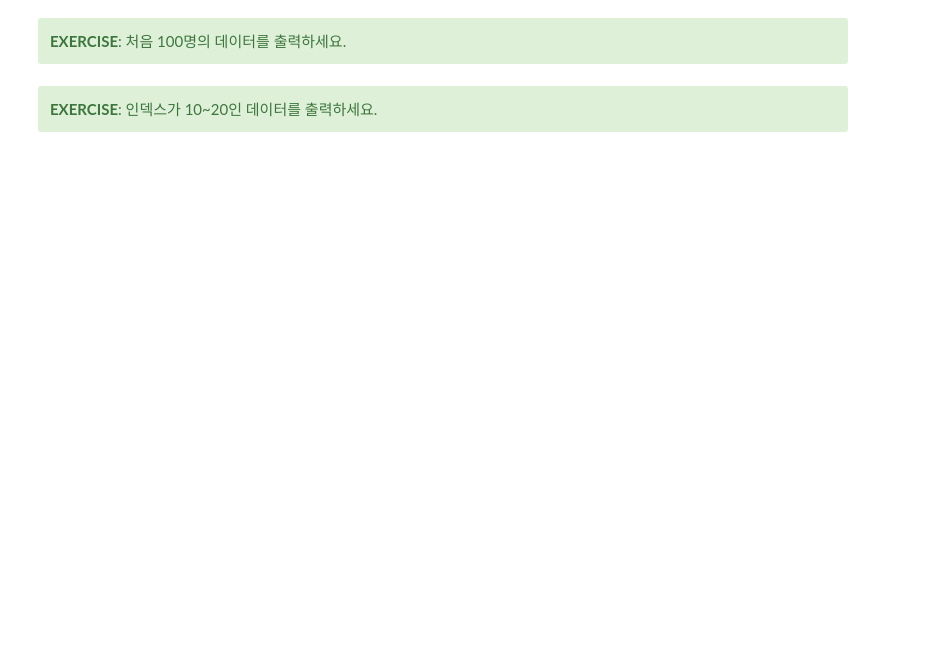
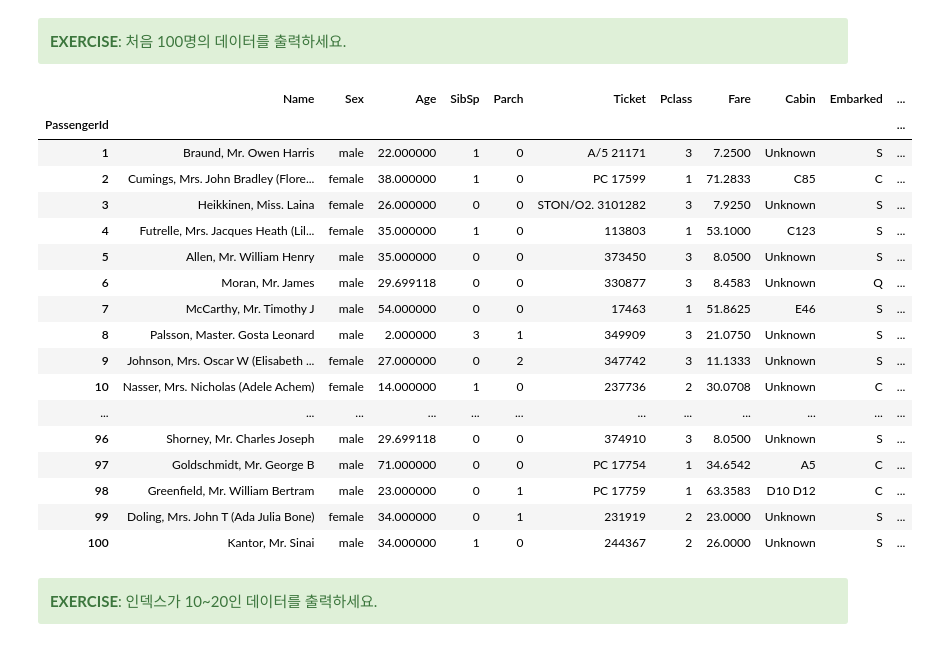
Before and after one commit to qudw0ns/fintech_service_2nd, a Jupyter notebook: 05machine_learning/01pandas_연습문제_문제지.ipynb, the cells around one changed output. Saved outputs shown, nothing was run; the diff lists cells and outputs as text; code cells hidden in the pictures; blank space fills up the shorter version.

```diff
--- a/05machine_learning/01pandas_연습문제_문제지.ipynb
+++ b/05machine_learning/01pandas_연습문제_문제지.ipynb
@@ -229,3 +239,14 @@ titles.loc[(titles["originalTitle"] == "Treasure Island")]
 <div class="alert alert-success">
     <b>EXERCISE</b>: 데이터의 상위 5개 행을 출력하세요.
 </div>
+# %%
+from sqlalchemy import create_engine
+import pymysql
+pymysql.install_as_MySQLdb
+engine = create_engine("mysql+pymysql://kict12:kict12@221.155.18.165:3306/titanic")
+conn = engine.connect()
+passenger = pd.read_sql("p_info", con=conn)
+ticket = pd.read_sql("t_info", con=conn)
+survived = pd.read_sql("survived", con=conn)
+joined_df = pd.merge(passenger, ticket, how="left", on="PassengerId")
+joined_df2 = pd.merge(joined_df, survived, how="left", on="PassengerId")
@@ -241,3 +305,24 @@ titles.loc[(titles["originalTitle"] == "Treasure Island")]
 <div class="alert alert-success">
     <b>EXERCISE</b>: 처음 100명의 데이터를 출력하세요.
 </div>
+# %%
+joined_df2.head(100)
+# %% [output]
+|  | Name | Sex | Age | SibSp | Parch | Ticket | Pclass | Fare | Cabin | Embarked | ... |
+| PassengerId |  |  |  |  |  |  |  |  |  |  | ... |
+| 1 | Braund, Mr. Owen Harris | male | 22.000000 | 1 | 0 | A/5 21171 | 3 | 7.2500 | Unknown | S | ... |
+| 2 | Cumings, Mrs. John Bradley (Flore... | female | 38.000000 | 1 | 0 | PC 17599 | 1 | 71.2833 | C85 | C | ... |
+| 3 | Heikkinen, Miss. Laina | female | 26.000000 | 0 | 0 | STON/O2. 3101282 | 3 | 7.9250 | Unknown | S | ... |
+| 4 | Futrelle, Mrs. Jacques Heath (Lil... | female | 35.000000 | 1 | 0 | 113803 | 1 | 53.1000 | C123 | S | ... |
+| 5 | Allen, Mr. William Henry | male | 35.000000 | 0 | 0 | 373450 | 3 | 8.0500 | Unknown | S | ... |
+| 6 | Moran, Mr. James | male | 29.699118 | 0 | 0 | 330877 | 3 | 8.4583 | Unknown | Q | ... |
+| 7 | McCarthy, Mr. Timothy J | male | 54.000000 | 0 | 0 | 17463 | 1 | 51.8625 | E46 | S | ... |
+| 8 | Palsson, Master. Gosta Leonard | male | 2.000000 | 3 | 1 | 349909 | 3 | 21.0750 | Unknown | S | ... |
+| 9 | Johnson, Mrs. Oscar W (Elisabeth ... | female | 27.000000 | 0 | 2 | 347742 | 3 | 11.1333 | Unknown | S | ... |
+| 10 | Nasser, Mrs. Nicholas (Adele Achem) | female | 14.000000 | 1 | 0 | 237736 | 2 | 30.0708 | Unknown | C | ... |
+| ... | ... | ... | ... | ... | ... | ... | ... | ... | ... | ... | ... |
+| 96 | Shorney, Mr. Charles Joseph | male | 29.699118 | 0 | 0 | 374910 | 3 | 8.0500 | Unknown | S | ... |
+| 97 | Goldschmidt, Mr. George B | male | 71.000000 | 0 | 0 | PC 17754 | 1 | 34.6542 | A5 | C | ... |
+| 98 | Greenfield, Mr. William Bertram | male | 23.000000 | 0 | 1 | PC 17759 | 1 | 63.3583 | D10 D12 | C | ... |
+| 99 | Doling, Mrs. John T (Ada Julia Bone) | female | 34.000000 | 0 | 1 | 231919 | 2 | 23.0000 | Unknown | S | ... |
+| 100 | Kantor, Mr. Sinai | male | 34.000000 | 1 | 0 | 244367 | 2 | 26.0000 | Unknown | S | ... |
```
Also changed, not shown: parts of 39 cells of this notebook, 2 other files.
